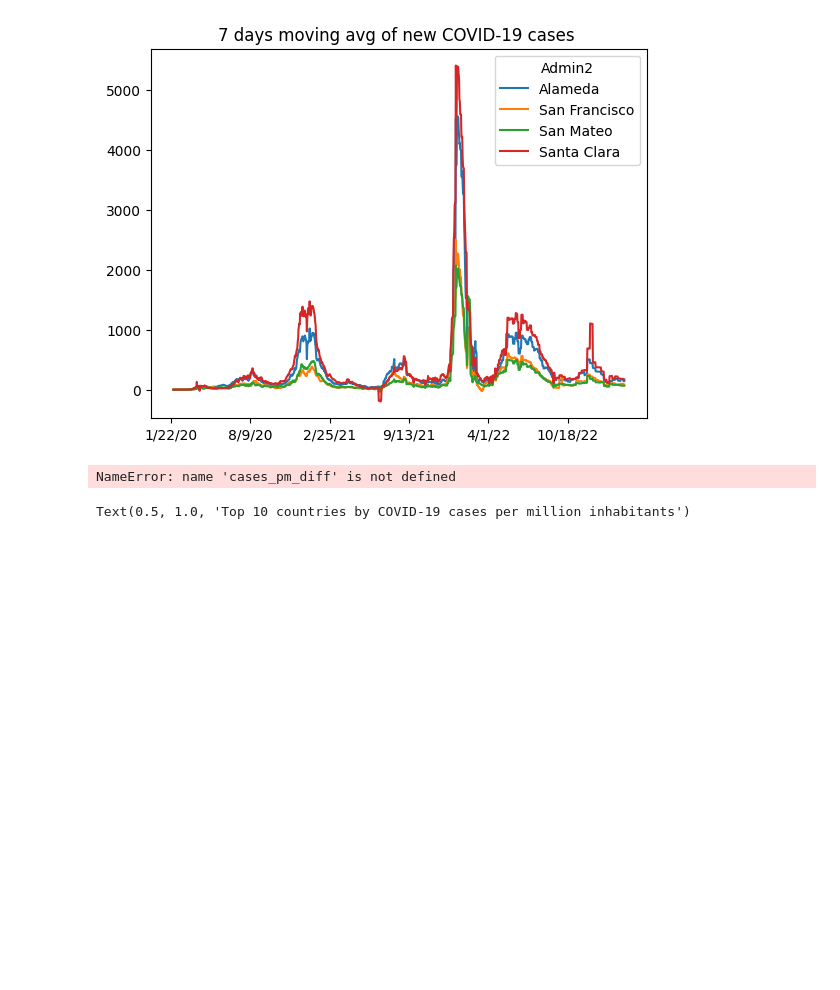
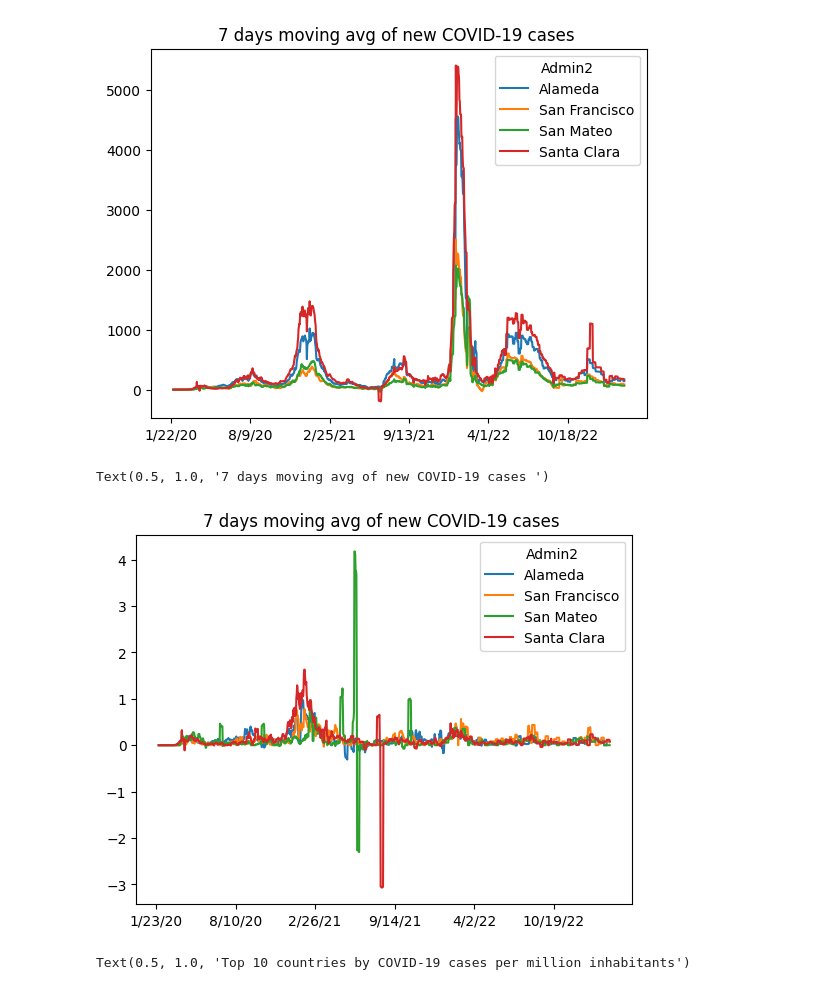
Before and after one commit to rana6-12/Machine-Learning-NTI, a Jupyter notebook: Untitled37.ipynb, the cells around one changed output. Saved outputs shown, nothing was run; the diff lists cells and outputs as text; code cells hidden in the pictures; blank space fills up the shorter version.

```diff
--- a/Untitled37.ipynb
+++ b/Untitled37.ipynb
@@ -179,10 +179,11 @@ plot.set_title("7 days moving avg of new COVID-19 cases ")
 Text(0.5, 1.0, '7 days moving avg of new COVID-19 cases ')
 [figure]
 # %%
-plot = cases_pm_diff[countties].plot()
+plot = deaths_pm_diff[countties].plot()
 plot.set_title("7 days moving avg of new COVID-19 cases ")
 # %% [output]
-NameError: name 'cases_pm_diff' is not defined
+Text(0.5, 1.0, '7 days moving avg of new COVID-19 cases ')
+[figure, added]
 # %%
 plot = cases_pm.sort_values(axis=1,by='7/20/20',ascending=False).iloc[:,:10].plot(figsize=(20,10))
 plot.set_title("Top 10 countries by COVID-19 cases per million inhabitants")
```
